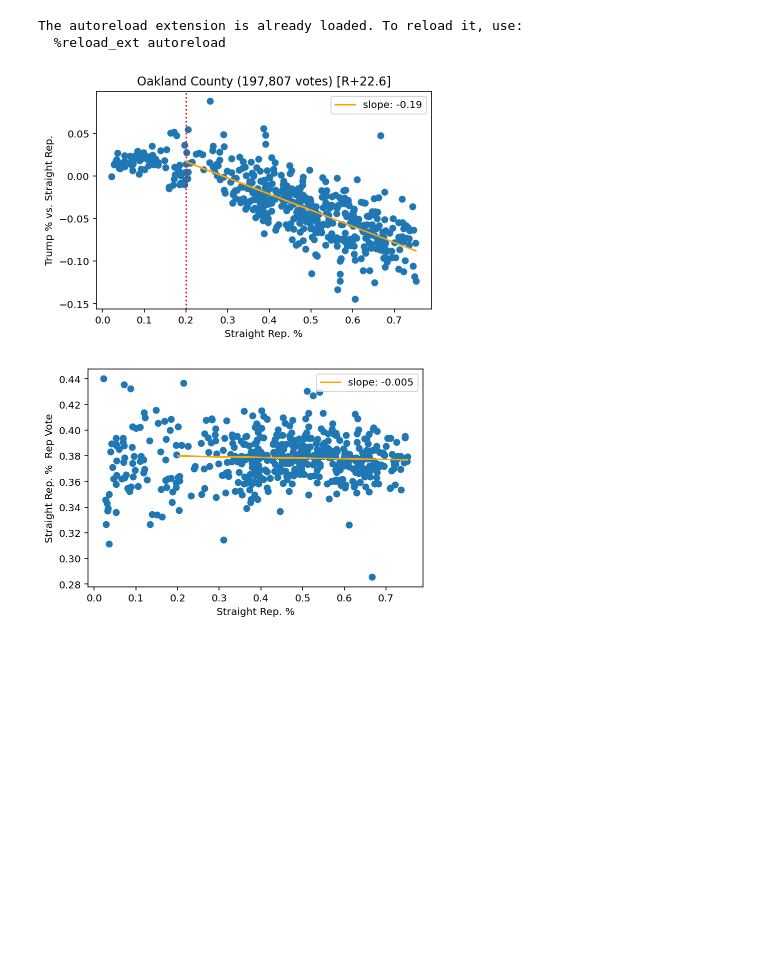
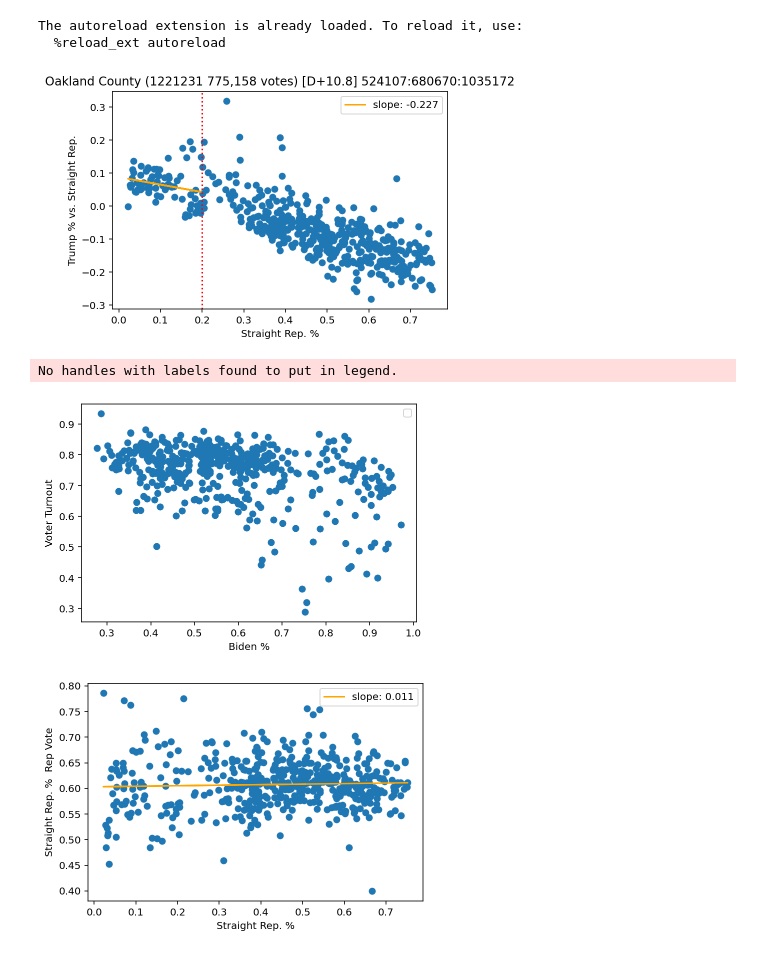
Before and after one commit to AlwaysBCoding/michigan, a Jupyter notebook: counties/02-oakland/oakland.ipynb, the cells around one changed output. Cells and saved outputs as stored; diff of their text form; code cells hidden in the pictures; blank space fills up the shorter version.

Commit message:
Debunks debunking by fixing percent subtraction

```diff
--- a/counties/02-oakland/oakland.ipynb
+++ b/counties/02-oakland/oakland.ipynb
@@ -16,18 +16,25 @@ straight_party = pd.read_csv('./oakland-straight-party.txt')
 # %%
 
 straight_party['percentage_republican'] = straight_party['rep'] / straight_party['sp_total']
-# %%
-
-president['trump_vote_percentage'] = president['trump'] / president['total_votes']
+# %%
+
+#president['trump_vote_percentage'] = president['trump'] / (president['total_votes'])
+president['trump_vote_percentage'] = (president['trump'] - straight_party['rep']) / (president['total_votes'] - straight_party['sp_total'])
+
+president['voter_turnout_percentage'] = president['total_votes']/president['reg']
+president['biden_vote_percentage'] = president['biden'] / (president['total_votes'])
 # %%
 straight_republican_percentage = straight_party['percentage_republican'].tolist()
 trump_relative_performance = (president['trump_vote_percentage'] - straight_party['percentage_republican']).tolist()
+
+voter_turnout_percentage = president['voter_turnout_percentage'].tolist()
+biden_vote_percentage = president['biden_vote_percentage'].tolist()
 
 slope_points_x = []
 slope_points_y = []
 
 for index, value in enumerate(straight_republican_percentage):
-    if value > 0.2:
+    if value < 0.2:
         slope_points_x.append(value)
         slope_points_y.append(trump_relative_performance[index])
 
@@ -42,36 +49,70 @@ plt.scatter(
 plt.xlabel('Straight Rep. %')
 plt.ylabel('Trump % vs. Straight Rep.')
 plt.axvline(x=0.2, color='red', linestyle='dotted')
 
 plt.plot(x, m*x + b, color='orange', label=f'slope: {round(m, 3)}')
 plt.legend(loc=0)
-
-plt.title('Oakland County (197,807 votes) [R+22.6]')
+total_votes = president['total_votes'].sum() + straight_party['sp_total'].sum()
+trump_votes = president['trump'].sum() + straight_party['rep'].sum()
+biden_votes = president['biden'].sum() + straight_party['dem'].sum()
+plt.title('Oakland County (' + str(total_votes) + ' 775,158 votes) [D+10.8] ' + str(trump_votes) + ':' + str(biden_votes) + ':' + str(straight_party['reg'].sum()))
 
 plt.show()
 
-straight_republican_vote_percentage = (straight_party['rep'] / (president['trump'] + straight_party['rep'])).tolist()
+# shows voter turnout in biden favored areas was better
+
+plt.scatter(
+ biden_vote_percentage,
+ voter_turnout_percentage
+)
+
+plt.xlabel('Biden %')
+plt.ylabel('Voter Turnout')
+
+slope_points_x = []
+slope_points_y = []
+
+for index, value in enumerate(biden_vote_percentage):
+        slope_points_x.append(value)
+        slope_points_y.append(voter_turnout_percentage[index])
+
+m, b = np.polyfit(slope_points_x, slope_points_y, 1)
+x = np.array(slope_points_x)
+plt.legend(loc=0)
+plt.show()
+
+
+
+
+
+
+# shows straight/federal rep voting is flat
+
+#straight_republican_vote_percentage = (straight_party['rep'] / (president['trump'] + straight_party['rep'])).tolist()
+straight_republican_vote_percentage = (straight_party['rep'] / (president['trump'])).tolist()
+
 plt.scatter(
  straight_republican_percentage,
  straight_republican_vote_percentage
 )
 
 plt.xlabel('Straight Rep. %')
 plt.ylabel('Straight Rep. %  Rep Vote')
 
 slope_points_x = []
 slope_points_y = []
 
 for index, value in enumerate(straight_republican_percentage):
-    if value > 0.2:
         slope_points_x.append(value)
         slope_points_y.append(straight_republican_vote_percentage[index])
 
 m, b = np.polyfit(slope_points_x, slope_points_y, 1)
 x = np.array(slope_points_x)
 plt.plot(x, m*x + b, color='orange', label=f'slope: {round(m, 3)}')
 plt.legend(loc=0)
 plt.show()
 # %% [output]
-[figure, old version]
+[figure, new version]
+No handles with labels found to put in legend.
-[figure, old version]
+[figure, new version]
+[figure, added]
```
Also changed, not shown: 4 other files.
